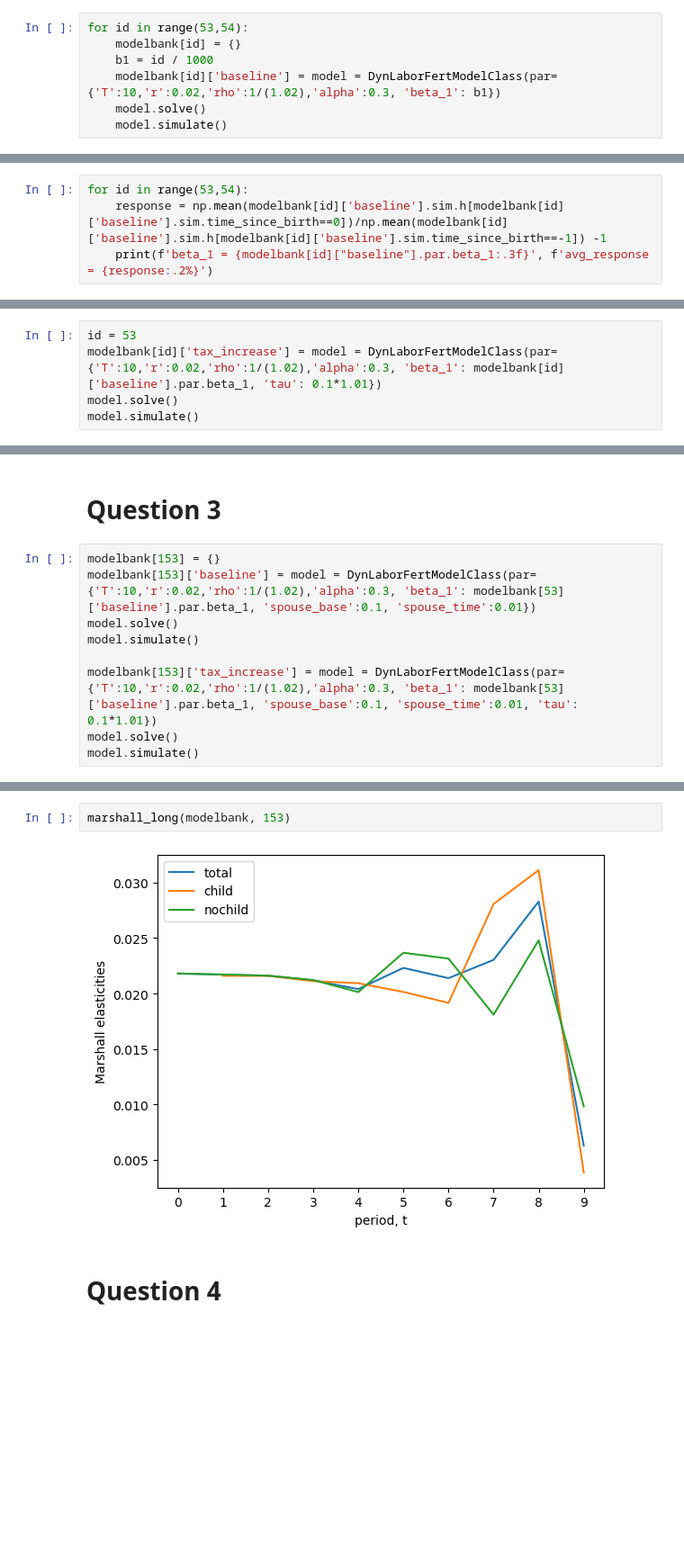
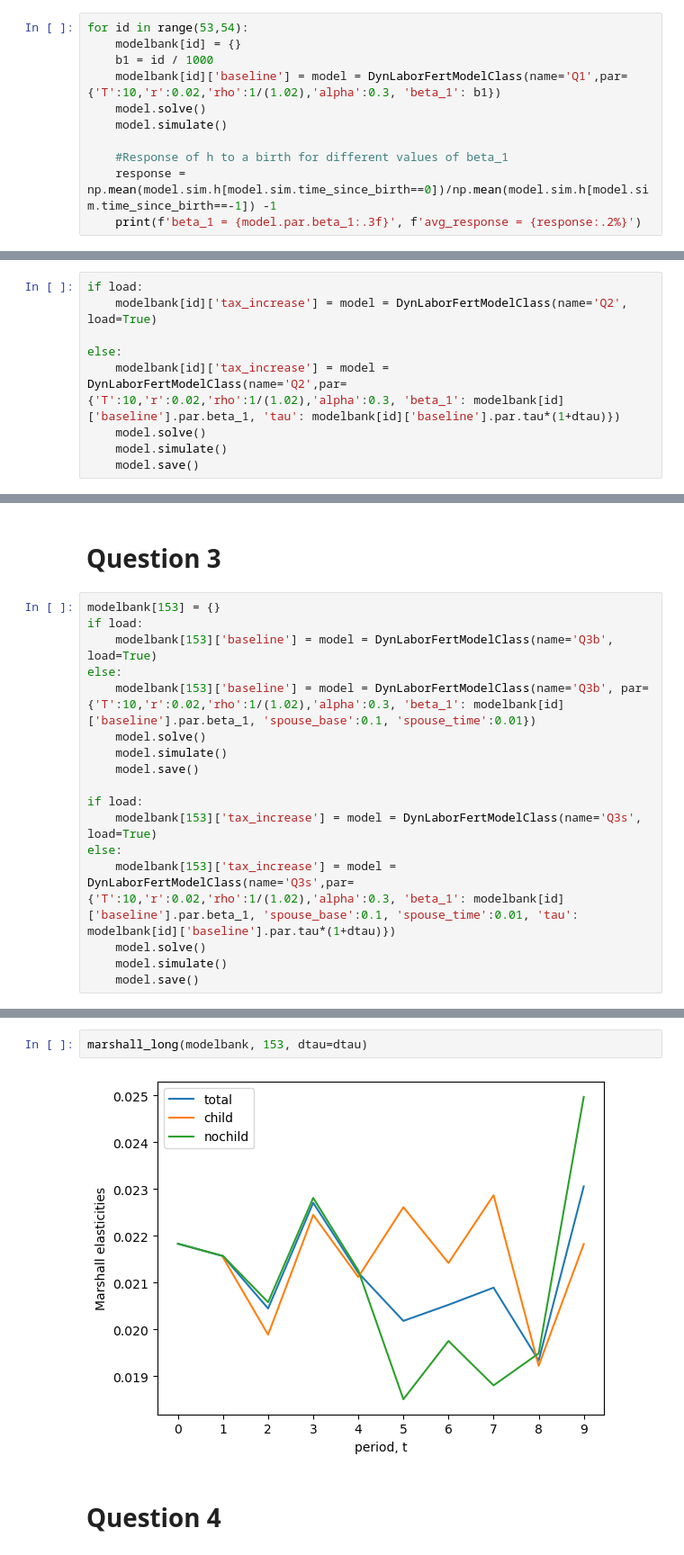
Before and after one commit to AdamHJorgensen/HouseholdBehaviorCourse, a Jupyter notebook: Assignments/01/assignment1/assignment1.ipynb, the cells around one changed output, grey strips where cells are left out. Shown at 90% size. Saved outputs shown, nothing was run; the diff lists cells and outputs as text; blank space fills up the shorter version.

```diff
--- a/Assignments/01/assignment1/assignment1.ipynb
+++ b/Assignments/01/assignment1/assignment1.ipynb
@@ -27,6 +34,10 @@ The autoreload extension is already loaded. To reload it, use:
 for id in range(53,54):
     modelbank[id] = {}
     b1 = id / 1000
-    modelbank[id]['baseline'] = model = DynLaborFertModelClass(par={'T':10,'r':0.02,'rho':1/(1.02),'alpha':0.3, 'beta_1': b1})
+    modelbank[id]['baseline'] = model = DynLaborFertModelClass(name='Q1',par={'T':10,'r':0.02,'rho':1/(1.02),'alpha':0.3, 'beta_1': b1})
     model.solve()
     model.simulate()
+
+    #Response of h to a birth for different values of beta_1
+    response = np.mean(model.sim.h[model.sim.time_since_birth==0])/np.mean(model.sim.h[model.sim.time_since_birth==-1]) -1
+    print(f'beta_1 = {model.par.beta_1:.3f}', f'avg_response = {response:.2%}')
@@ -33,4 +45,0 @@ for id in range(53,54):
-# %%
-for id in range(53,54):
-    response = np.mean(modelbank[id]['baseline'].sim.h[modelbank[id]['baseline'].sim.time_since_birth==0])/np.mean(modelbank[id]['baseline'].sim.h[modelbank[id]['baseline'].sim.time_since_birth==-1]) -1
-    print(f'beta_1 = {modelbank[id]["baseline"].par.beta_1:.3f}', f'avg_response = {response:.2%}')
@@ -41,7 +57,11 @@ beta_1 = 0.053 avg_response = -9.56%
 # %% [markdown]
 ## Question 2
 # %%
-id = 53
-modelbank[id]['tax_increase'] = model = DynLaborFertModelClass(par={'T':10,'r':0.02,'rho':1/(1.02),'alpha':0.3, 'beta_1': modelbank[id]['baseline'].par.beta_1, 'tau': 0.1*1.01})
-model.solve()
-model.simulate()
+if load:
+    modelbank[id]['tax_increase'] = model = DynLaborFertModelClass(name='Q2', load=True)
+
+else:
+    modelbank[id]['tax_increase'] = model = DynLaborFertModelClass(name='Q2',par={'T':10,'r':0.02,'rho':1/(1.02),'alpha':0.3, 'beta_1': modelbank[id]['baseline'].par.beta_1, 'tau': modelbank[id]['baseline'].par.tau*(1+dtau)})
+    model.solve()
+    model.simulate()
+    model.save()
@@ -150,10 +85,18 @@ marshall_long(modelbank, id)
 # Question 3
 # %%
 modelbank[153] = {}
-modelbank[153]['baseline'] = model = DynLaborFertModelClass(par={'T':10,'r':0.02,'rho':1/(1.02),'alpha':0.3, 'beta_1': modelbank[53]['baseline'].par.beta_1, 'spouse_base':0.1, 'spouse_time':0.01})
-model.solve()
-model.simulate()
+if load:
+    modelbank[153]['baseline'] = model = DynLaborFertModelClass(name='Q3b', load=True)
+else:
+    modelbank[153]['baseline'] = model = DynLaborFertModelClass(name='Q3b', par={'T':10,'r':0.02,'rho':1/(1.02),'alpha':0.3, 'beta_1': modelbank[id]['baseline'].par.beta_1, 'spouse_base':0.1, 'spouse_time':0.01})
+    model.solve()
+    model.simulate()
+    model.save()
 
-modelbank[153]['tax_increase'] = model = DynLaborFertModelClass(par={'T':10,'r':0.02,'rho':1/(1.02),'alpha':0.3, 'beta_1': modelbank[53]['baseline'].par.beta_1, 'spouse_base':0.1, 'spouse_time':0.01, 'tau': 0.1*1.01})
-model.solve()
-model.simulate()
+if load:
+    modelbank[153]['tax_increase'] = model = DynLaborFertModelClass(name='Q3s', load=True)
+else:
+    modelbank[153]['tax_increase'] = model = DynLaborFertModelClass(name='Q3s',par={'T':10,'r':0.02,'rho':1/(1.02),'alpha':0.3, 'beta_1': modelbank[id]['baseline'].par.beta_1, 'spouse_base':0.1, 'spouse_time':0.01, 'tau': modelbank[id]['baseline'].par.tau*(1+dtau)})
+    model.solve()
+    model.simulate()
+    model.save()
@@ -179,7 +115,7 @@ marshall_short(modelbank, 153)
 # %%
-marshall_long(modelbank, 153)
+marshall_long(modelbank, 153, dtau=dtau)
 # %% [output]
-[figure, old version]
+[figure, new version]
 # %% [markdown]
 # Question 4
 # %%
```
Also changed, not shown: parts of 36 cells of this notebook, 11 other files.
